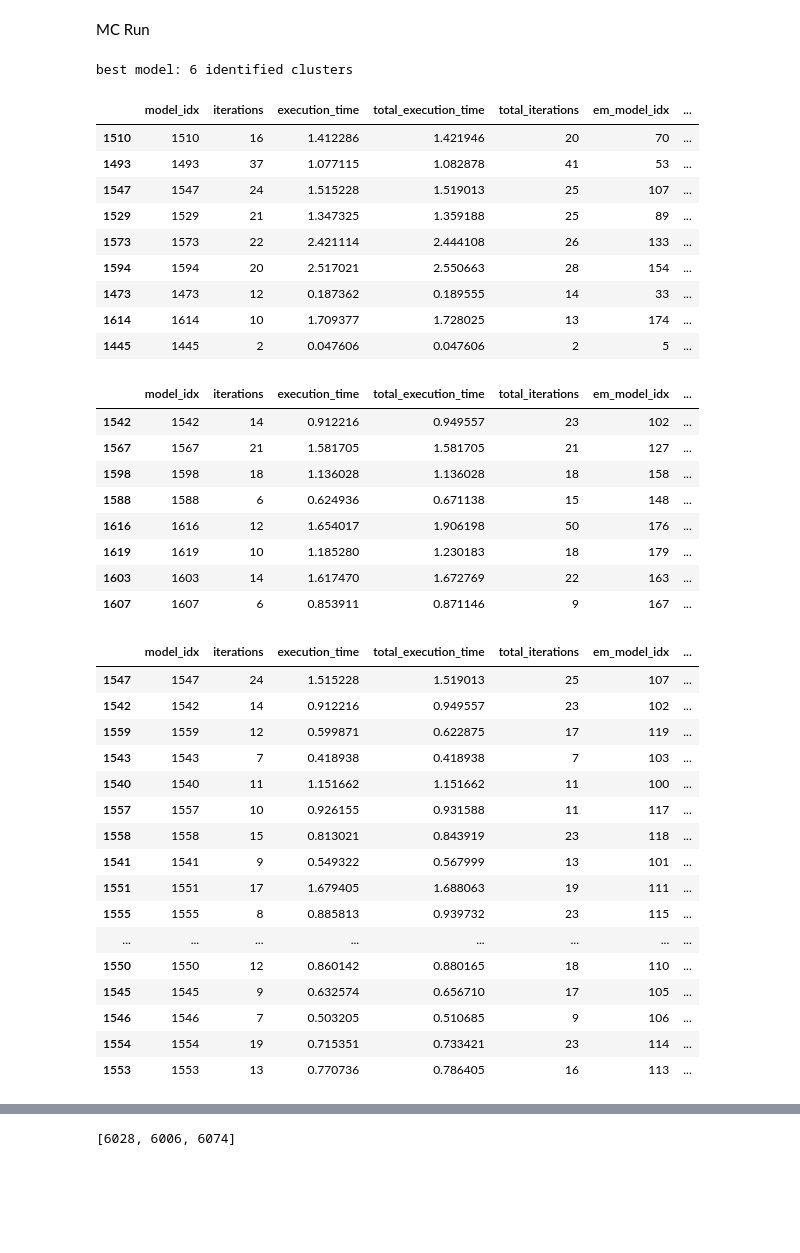
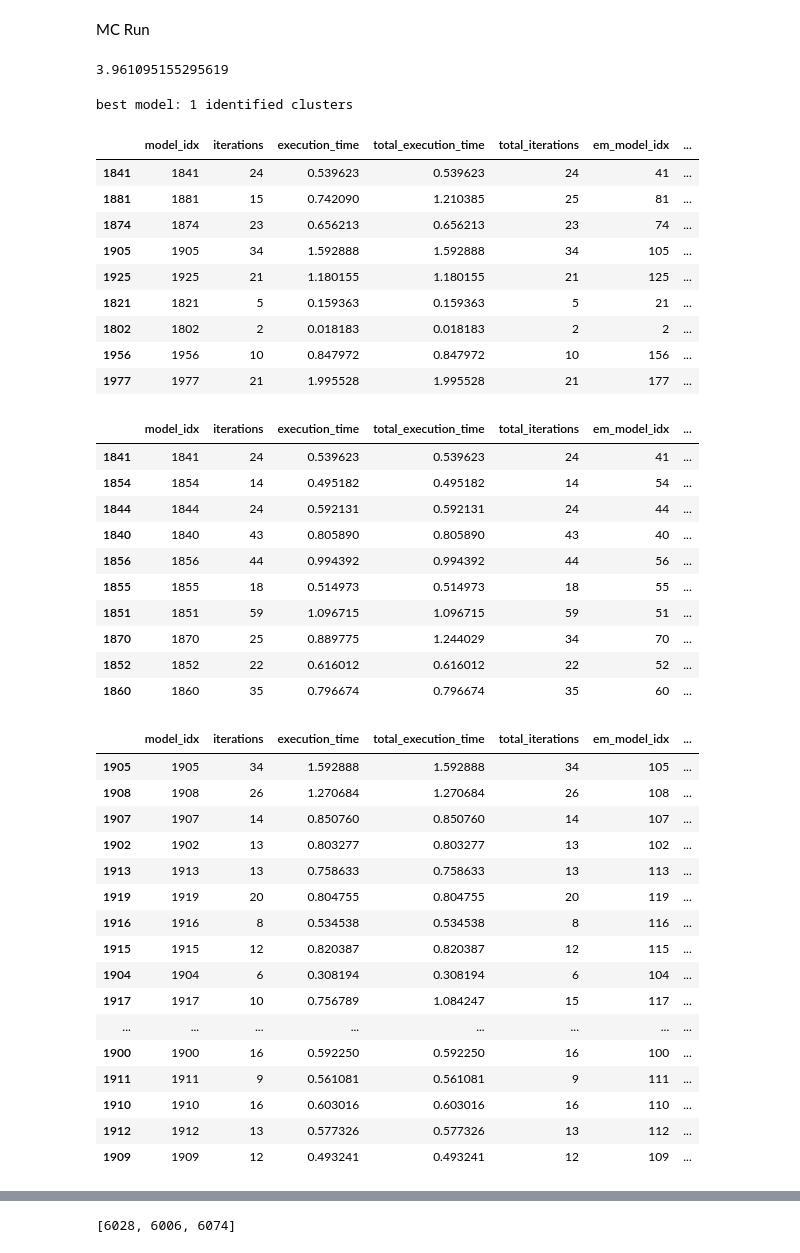
Before and after one commit to Habiger/Cluster_TDDS, a Jupyter notebook: Implement_mimicry_selection.ipynb, the cells around one changed output, grey strips where cells are left out. Cells and saved outputs as stored; diff of their text form; code cells hidden in the pictures; blank space fills up the shorter version.

```diff
--- a/Implement_mimicry_selection.ipynb
+++ b/Implement_mimicry_selection.ipynb
@@ -20,66 +20,72 @@ with open("2_saved_runs/df_scores_221118_v3.pickle", "rb") as handle:
 with open("2_saved_runs/MC_run_221118_v2.pickle", "rb") as handle:
     results_mc = pickle.load(handle)
 df_results, model_data = results_mc["df_results"], results_mc["model_data"]
+# %%
+df_scores.total_execution_time.mean()
+# %% [output]
+3.961095155295619
 # %%
 pd.set_option("display.max_columns", None)
 pd.set_option("display.max_rows", 100)
 # cols = [ 'param_index', 'll', 'AIC', 'BIC', 'silhouette', 'll_rank', 'AIC_rank', 'BIC_rank',"TOTAL_rank", 'silhouette_rank',"CH_rank", 'identified_cluster', "N_cluster",'True_Cluster_number']
-dataset = 8
+dataset = 10
 init_routine = "random_inside"
 criterion = "Total_rank_rank"
 
 df_select = df_scores.loc[(df_scores.dataset == dataset) & (df_scores.init_routine == init_routine), :].sort_values(
     criterion
 )
 # df_select = df_select[df_select.identified_cluster == df_select.identified_cluster.max()]
 print(f"best model: {int(df_select.number_identified_cluster.max())} identified clusters")
 candidate_model_idx = df_select.groupby(["N_cluster"])[["model_idx"]].first().model_idx
 df_candidates = df_select.loc[df_select.model_idx.isin(candidate_model_idx)]
 df_candidates
 # %% [output]
-best model: 6 identified clusters
+best model: 1 identified clusters
 |  | model_idx | iterations | execution_time | total_execution_time | total_iterations | em_model_idx | ... |
-| 1510 | 1510 | 16 | 1.412286 | 1.421946 | 20 | 70 | ... |
-| 1493 | 1493 | 37 | 1.077115 | 1.082878 | 41 | 53 | ... |
-| 1547 | 1547 | 24 | 1.515228 | 1.519013 | 25 | 107 | ... |
-| 1529 | 1529 | 21 | 1.347325 | 1.359188 | 25 | 89 | ... |
-| 1573 | 1573 | 22 | 2.421114 | 2.444108 | 26 | 133 | ... |
-| 1594 | 1594 | 20 | 2.517021 | 2.550663 | 28 | 154 | ... |
-| 1473 | 1473 | 12 | 0.187362 | 0.189555 | 14 | 33 | ... |
-| 1614 | 1614 | 10 | 1.709377 | 1.728025 | 13 | 174 | ... |
-| 1445 | 1445 | 2 | 0.047606 | 0.047606 | 2 | 5 | ... |
+| 1841 | 1841 | 24 | 0.539623 | 0.539623 | 24 | 41 | ... |
+| 1881 | 1881 | 15 | 0.742090 | 1.210385 | 25 | 81 | ... |
+| 1874 | 1874 | 23 | 0.656213 | 0.656213 | 23 | 74 | ... |
+| 1905 | 1905 | 34 | 1.592888 | 1.592888 | 34 | 105 | ... |
+| 1925 | 1925 | 21 | 1.180155 | 1.180155 | 21 | 125 | ... |
+| 1821 | 1821 | 5 | 0.159363 | 0.159363 | 5 | 21 | ... |
+| 1802 | 1802 | 2 | 0.018183 | 0.018183 | 2 | 2 | ... |
+| 1956 | 1956 | 10 | 0.847972 | 0.847972 | 10 | 156 | ... |
+| 1977 | 1977 | 21 | 1.995528 | 1.995528 | 21 | 177 | ... |
 # %%
 df_select[df_select.number_identified_cluster == df_select.number_identified_cluster.max()].head(10)
 # %% [output]
 |  | model_idx | iterations | execution_time | total_execution_time | total_iterations | em_model_idx | ... |
-| 1542 | 1542 | 14 | 0.912216 | 0.949557 | 23 | 102 | ... |
-| 1567 | 1567 | 21 | 1.581705 | 1.581705 | 21 | 127 | ... |
-| 1598 | 1598 | 18 | 1.136028 | 1.136028 | 18 | 158 | ... |
-| 1588 | 1588 | 6 | 0.624936 | 0.671138 | 15 | 148 | ... |
-| 1616 | 1616 | 12 | 1.654017 | 1.906198 | 50 | 176 | ... |
-| 1619 | 1619 | 10 | 1.185280 | 1.230183 | 18 | 179 | ... |
-| 1603 | 1603 | 14 | 1.617470 | 1.672769 | 22 | 163 | ... |
-| 1607 | 1607 | 6 | 0.853911 | 0.871146 | 9 | 167 | ... |
+| 1841 | 1841 | 24 | 0.539623 | 0.539623 | 24 | 41 | ... |
+| 1854 | 1854 | 14 | 0.495182 | 0.495182 | 14 | 54 | ... |
+| 1844 | 1844 | 24 | 0.592131 | 0.592131 | 24 | 44 | ... |
+| 1840 | 1840 | 43 | 0.805890 | 0.805890 | 43 | 40 | ... |
+| 1856 | 1856 | 44 | 0.994392 | 0.994392 | 44 | 56 | ... |
+| 1855 | 1855 | 18 | 0.514973 | 0.514973 | 18 | 55 | ... |
+| 1851 | 1851 | 59 | 1.096715 | 1.096715 | 59 | 51 | ... |
+| 1870 | 1870 | 25 | 0.889775 | 1.244029 | 34 | 70 | ... |
+| 1852 | 1852 | 22 | 0.616012 | 0.616012 | 22 | 52 | ... |
+| 1860 | 1860 | 35 | 0.796674 | 0.796674 | 35 | 60 | ... |
 # %%
 df_select[df_select.N_cluster == 6]
 # %% [output]
 |  | model_idx | iterations | execution_time | total_execution_time | total_iterations | em_model_idx | ... |
-| 1547 | 1547 | 24 | 1.515228 | 1.519013 | 25 | 107 | ... |
-| 1542 | 1542 | 14 | 0.912216 | 0.949557 | 23 | 102 | ... |
-| 1559 | 1559 | 12 | 0.599871 | 0.622875 | 17 | 119 | ... |
-| 1543 | 1543 | 7 | 0.418938 | 0.418938 | 7 | 103 | ... |
-| 1540 | 1540 | 11 | 1.151662 | 1.151662 | 11 | 100 | ... |
-| 1557 | 1557 | 10 | 0.926155 | 0.931588 | 11 | 117 | ... |
-| 1558 | 1558 | 15 | 0.813021 | 0.843919 | 23 | 118 | ... |
-| 1541 | 1541 | 9 | 0.549322 | 0.567999 | 13 | 101 | ... |
-| 1551 | 1551 | 17 | 1.679405 | 1.688063 | 19 | 111 | ... |
-| 1555 | 1555 | 8 | 0.885813 | 0.939732 | 23 | 115 | ... |
+| 1905 | 1905 | 34 | 1.592888 | 1.592888 | 34 | 105 | ... |
+| 1908 | 1908 | 26 | 1.270684 | 1.270684 | 26 | 108 | ... |
+| 1907 | 1907 | 14 | 0.850760 | 0.850760 | 14 | 107 | ... |
+| 1902 | 1902 | 13 | 0.803277 | 0.803277 | 13 | 102 | ... |
+| 1913 | 1913 | 13 | 0.758633 | 0.758633 | 13 | 113 | ... |
+| 1919 | 1919 | 20 | 0.804755 | 0.804755 | 20 | 119 | ... |
+| 1916 | 1916 | 8 | 0.534538 | 0.534538 | 8 | 116 | ... |
+| 1915 | 1915 | 12 | 0.820387 | 0.820387 | 12 | 115 | ... |
+| 1904 | 1904 | 6 | 0.308194 | 0.308194 | 6 | 104 | ... |
+| 1917 | 1917 | 10 | 0.756789 | 1.084247 | 15 | 117 | ... |
 | ... | ... | ... | ... | ... | ... | ... | ... |
-| 1550 | 1550 | 12 | 0.860142 | 0.880165 | 18 | 110 | ... |
-| 1545 | 1545 | 9 | 0.632574 | 0.656710 | 17 | 105 | ... |
-| 1546 | 1546 | 7 | 0.503205 | 0.510685 | 9 | 106 | ... |
-| 1554 | 1554 | 19 | 0.715351 | 0.733421 | 23 | 114 | ... |
-| 1553 | 1553 | 13 | 0.770736 | 0.786405 | 16 | 113 | ... |
+| 1900 | 1900 | 16 | 0.592250 | 0.592250 | 16 | 100 | ... |
+| 1911 | 1911 | 9 | 0.561081 | 0.561081 | 9 | 111 | ... |
+| 1910 | 1910 | 16 | 0.603016 | 0.603016 | 16 | 110 | ... |
+| 1912 | 1912 | 13 | 0.577326 | 0.577326 | 13 | 112 | ... |
+| 1909 | 1909 | 12 | 0.493241 | 0.493241 | 12 | 109 | ... |
 # %%
 from clustering.model_selection.multi_model_mimicry.multi_model_mimicry import MultiModelMimicryParameter
 
```
Also changed, not shown: parts of 5 cells of this notebook, 5 other files.
